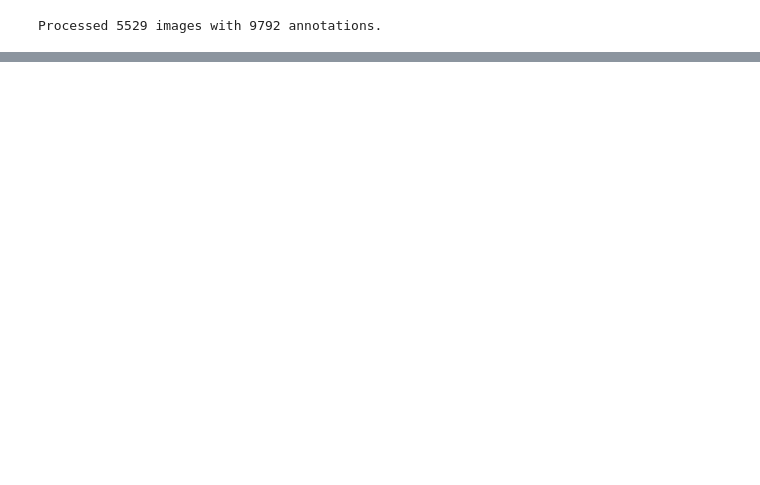
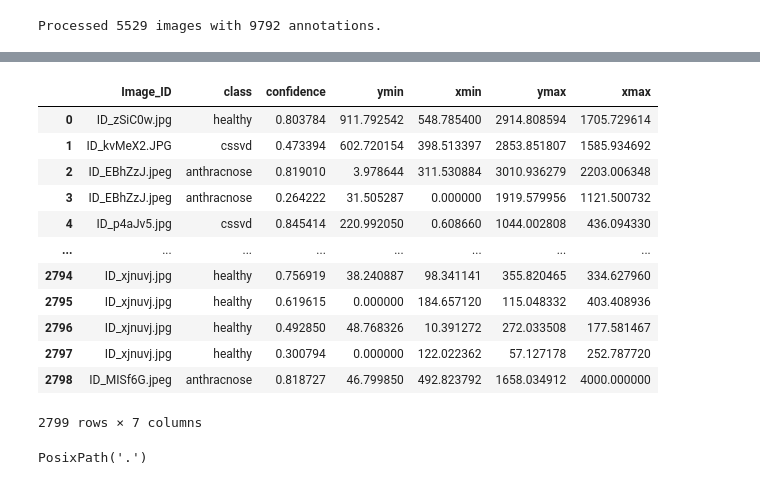
Before and after one commit to jasonosaj96/amini_cocoa_contamination, a Jupyter notebook: train_yolo.ipynb, the cells around one changed output, grey strips where cells are left out. Drawn from its saved outputs; the diff is of its cells as text; code cells hidden in the pictures; blank space fills up the shorter version.

```diff
--- a/train_yolo.ipynb
+++ b/train_yolo.ipynb
@@ -51,12 +82,11 @@ def process_dataset(df, output_dir='yolo_dataset'):
             continue
 
         # Copy the image to the YOLO dataset
-        img_filename = f"{img_id}.jpg"  # Assuming jpg format, adjust if needed
-        dst_img_path = os.path.join(output_dir, 'images', img_filename)
+        dst_img_path = os.path.join(output_dir, 'images', img_id)
         shutil.copy(img_path, dst_img_path)
 
         # Create a label file for this image
-        label_filename = f"{img_id}.txt"
+        label_filename = img_id.split(".")[0]+".txt"
         label_path = os.path.join(output_dir, 'labels', label_filename)
 
         # Get all annotations for this image
@@ -82,6 +112,7 @@ def process_dataset(df, output_dir='yolo_dataset'):
                 # Get class ID
                 class_id = class_to_id[ann['class']]
 
+                # In case they are none
                 # Write in YOLO format: class_id x_center y_center width height
                 f.write(f"{class_id} {x_center} {y_center} {width} {height}\n")
 
@@ -156,7 +187,7 @@ def create_yaml_config(classes, output_dir='yolo_dataset'):
     print(f"Created YAML configuration file at {os.path.join(output_dir, 'dataset.yaml')}")
 
 # Step 2: Set up and train the YOLO model (YOLOv11)
-def train_yolov11(dataset_yaml, model_size='s', epochs=100, batch_size=16, image_size=640):
+def train_yolov11(dataset_yaml, model_name_path: str,  model_size='s', epochs=100, batch_size=16, image_size=640):
     """
     Train a YOLOv11 model.
 
@@ -178,16 +209,16 @@ def train_yolov11(dataset_yaml, model_size='s', epochs=100, batch_size=16, image
     print(f"Ultralytics version: {ultralytics.__version__}")
 
     # Load the base model
-    model = YOLO(f'yolov11{model_size}.pt')
+    model = YOLO(model_name_path)
 
     # Train the model using the dataset YAML config
     model.train(
         data=dataset_yaml,
         epochs=epochs,
         batch=batch_size,
+        device=[0],  # List all GPU indices to use
         imgsz=image_size,
         patience=50,  # Early stopping patience
-        device='0',   # Use GPU 0 or 'cpu' if no GPU
         cache=True,
         project='yolov11_plant_detection',
         name=f'yolov11{model_size}_run1',
@@ -313,0 +652,5 @@ main()
+# %%
+test_image_dir = '/home/jason-server/Documents/deep_learning_aueb/amini_cocoa_contamination/dataset/images/test'  # Your test images directory
+model_path = '/home/jason-server/Documents/deep_learning_aueb/amini_cocoa_contamination/yolov11_plant_detection/yolov11s_run12/weights/best.pt'
+# Run inference on test images
+run_inference(model_path, test_image_dir)
@@ -329,0 +779,23 @@ if __name__ == "__main__":
+# %%
+# Convert the list to a DataFrame for all images
+sub = pd.DataFrame(all_data)
+# %%
+sub
+# %% [output]
+|  | Image_ID | class | confidence | ymin | xmin | ymax | xmax |
+| 0 | ID_zSiC0w.jpg | healthy | 0.803784 | 911.792542 | 548.785400 | 2914.808594 | 1705.729614 |
+| 1 | ID_kvMeX2.JPG | cssvd | 0.473394 | 602.720154 | 398.513397 | 2853.851807 | 1585.934692 |
+| 2 | ID_EBhZzJ.jpeg | anthracnose | 0.819010 | 3.978644 | 311.530884 | 3010.936279 | 2203.006348 |
+| 3 | ID_EBhZzJ.jpeg | anthracnose | 0.264222 | 31.505287 | 0.000000 | 1919.579956 | 1121.500732 |
+| 4 | ID_p4aJv5.jpg | cssvd | 0.845414 | 220.992050 | 0.608660 | 1044.002808 | 436.094330 |
+| ... | ... | ... | ... | ... | ... | ... | ... |
+| 2794 | ID_xjnuvj.jpg | healthy | 0.756919 | 38.240887 | 98.341141 | 355.820465 | 334.627960 |
+| 2795 | ID_xjnuvj.jpg | healthy | 0.619615 | 0.000000 | 184.657120 | 115.048332 | 403.408936 |
+| 2796 | ID_xjnuvj.jpg | healthy | 0.492850 | 48.768326 | 10.391272 | 272.033508 | 177.581467 |
+| 2797 | ID_xjnuvj.jpg | healthy | 0.300794 | 0.000000 | 122.022362 | 57.127178 | 252.787720 |
+| 2798 | ID_MISf6G.jpeg | anthracnose | 0.818727 | 46.799850 | 492.823792 | 1658.034912 | 4000.000000 |
+2799 rows × 7 columns
+# %%
+INPUT_DATA_DIR
+# %% [output]
+PosixPath('.')
```
Also changed, not shown: parts of 17 cells of this notebook, 9 other files.
